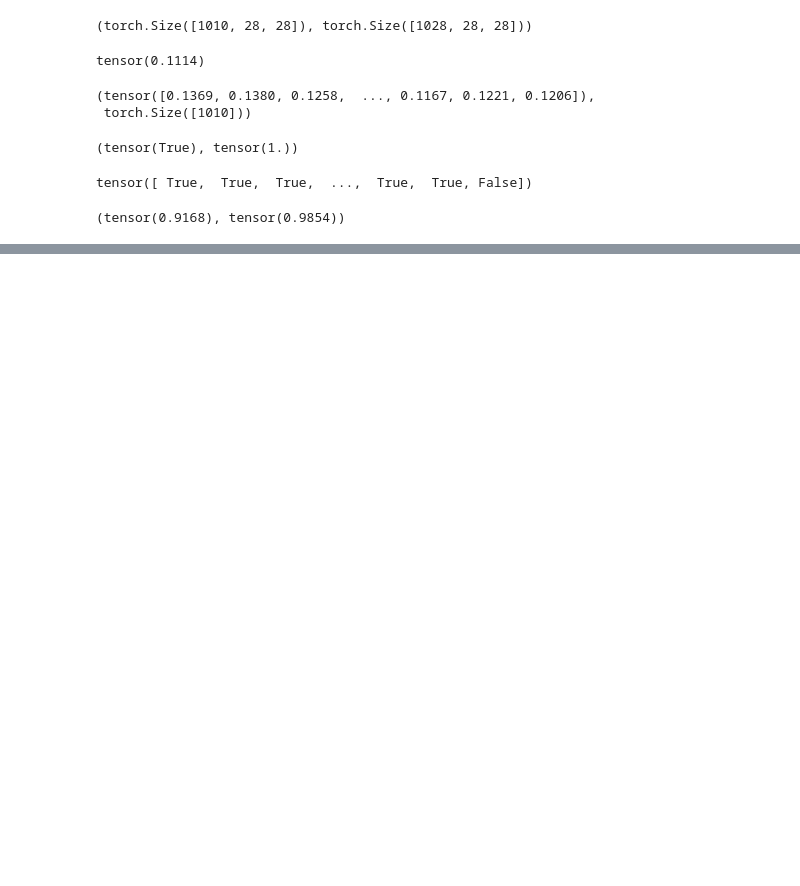
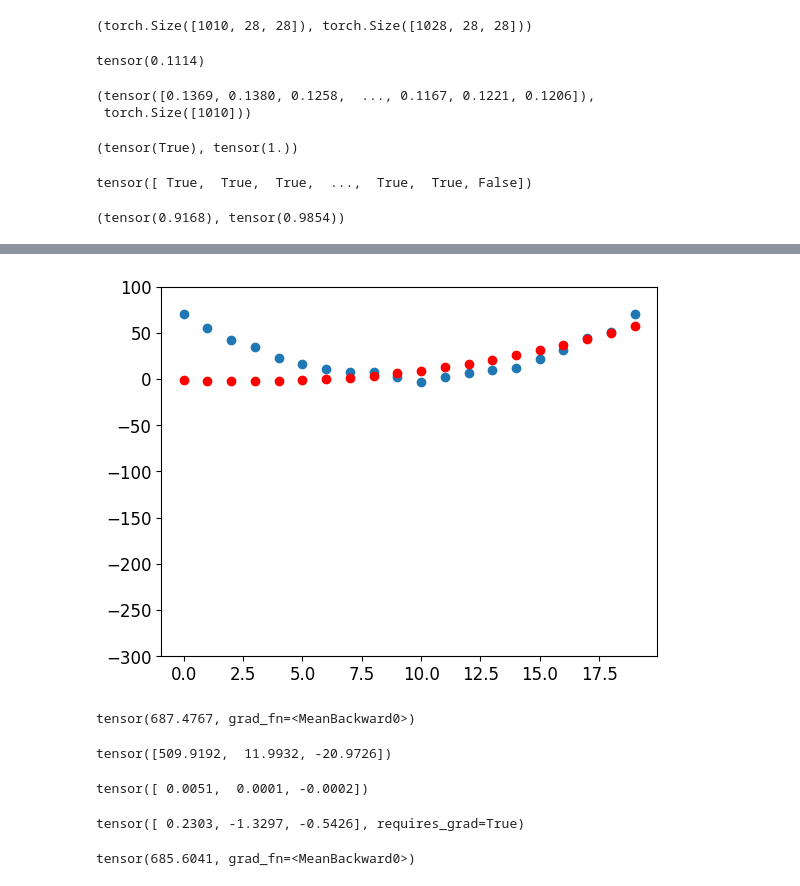
Before and after one commit to atozncoder/ai, a Jupyter notebook: BookChapter4.ipynb, the cells around one changed output, grey strips where cells are left out. Cells and saved outputs as stored; diff of their text form; code cells hidden in the pictures; blank space fills up the shorter version.

```diff
--- a/BookChapter4.ipynb
+++ b/BookChapter4.ipynb
@@ -173,0 +242,28 @@ accuracy_3s, accuracy_7s
+# %%
+def show_preds(preds, ax=None):
+    if ax is None: ax=plt.subplots()[1]
+    ax.scatter(time, speed)
+    ax.scatter(time, to_np(preds), color='red')
+    ax.set_ylim(-300,100)
+# %%
+show_preds(preds)
+# %% [output]
+[figure, added]
+# %%
+loss = mse(preds, speed)
+loss
+# %% [output]
+tensor(687.4767, grad_fn=<MeanBackward0>)
+# %%
+loss.backward()
+params.grad
+# %% [output]
+tensor([509.9192,  11.9932, -20.9726])
+# %%
+params.grad * 1e-5
+# %% [output]
+tensor([ 0.0051,  0.0001, -0.0002])
+# %%
+params
+# %% [output]
+tensor([ 0.2303, -1.3297, -0.5426], requires_grad=True)
@@ -173,0 +274,5 @@ accuracy_3s, accuracy_7s
+# %%
+preds = f(time, params)
+mse(preds, speed)
+# %% [output]
+tensor(685.6041, grad_fn=<MeanBackward0>)
```
Also changed, not shown: parts of 21 cells of this notebook.
